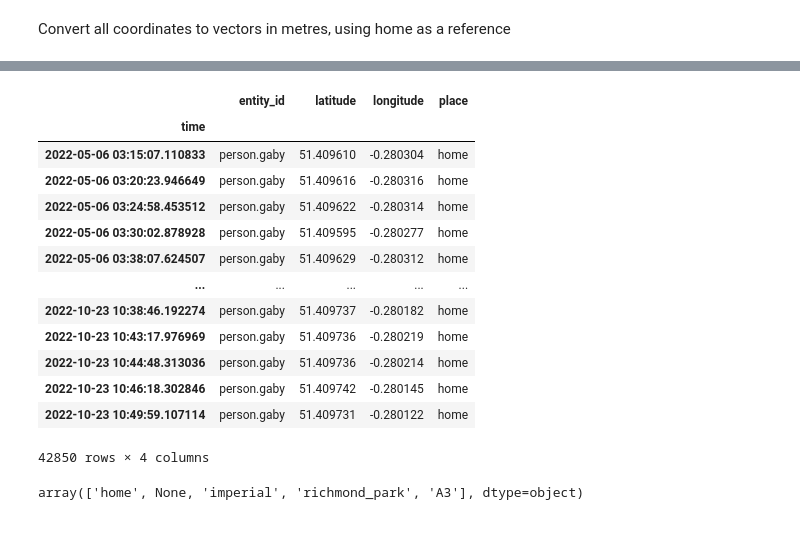
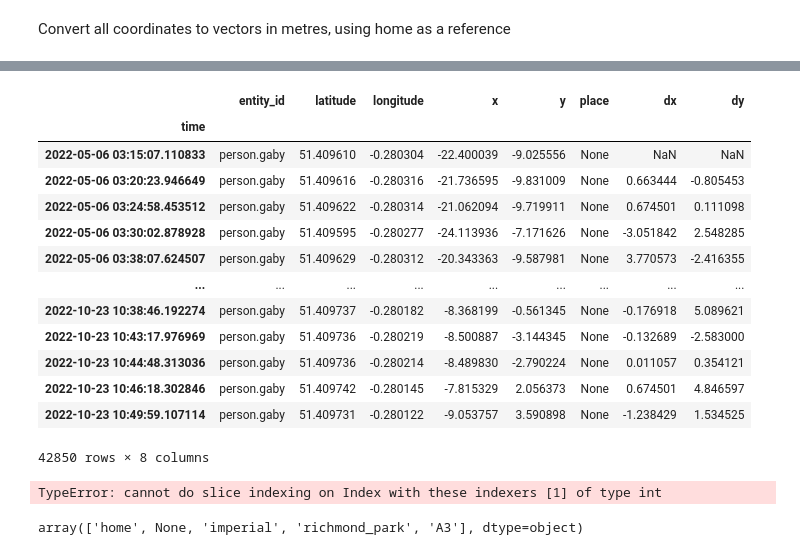
Before and after one commit to charlesbaynham/house-absolute-ha-setup, a Jupyter notebook: notebooks/compare_cycle_times.ipynb, the cells around one changed output, grey strips where cells are left out. Saved outputs shown, nothing was run; the diff lists cells and outputs as text; code cells hidden in the pictures.

```diff
--- a/notebooks/compare_cycle_times.ipynb
+++ b/notebooks/compare_cycle_times.ipynb
@@ -87,34 +113,32 @@ location_log_m.loclocation_log_m
+# %%
+location_log.loc[:, ["dx","dy"]] = location_log.loc[:, ["x", "y"]].diff().to_numpy()
+location_log
+# %% [output]
+|  | entity_id | latitude | longitude | x | y | place | dx | dy |
+| time |  |  |  |  |  |  |  |  |
+| 2022-05-06 03:15:07.110833 | person.gaby | 51.409610 | -0.280304 | -22.400039 | -9.025556 | None | NaN | NaN |
+| 2022-05-06 03:20:23.946649 | person.gaby | 51.409616 | -0.280316 | -21.736595 | -9.831009 | None | 0.663444 | -0.805453 |
+| 2022-05-06 03:24:58.453512 | person.gaby | 51.409622 | -0.280314 | -21.062094 | -9.719911 | None | 0.674501 | 0.111098 |
+| 2022-05-06 03:30:02.878928 | person.gaby | 51.409595 | -0.280277 | -24.113936 | -7.171626 | None | -3.051842 | 2.548285 |
+| 2022-05-06 03:38:07.624507 | person.gaby | 51.409629 | -0.280312 | -20.343363 | -9.587981 | None | 3.770573 | -2.416355 |
+| ... | ... | ... | ... | ... | ... | ... | ... | ... |
+| 2022-10-23 10:38:46.192274 | person.gaby | 51.409737 | -0.280182 | -8.368199 | -0.561345 | None | -0.176918 | 5.089621 |
+| 2022-10-23 10:43:17.976969 | person.gaby | 51.409736 | -0.280219 | -8.500887 | -3.144345 | None | -0.132689 | -2.583000 |
+| 2022-10-23 10:44:48.313036 | person.gaby | 51.409736 | -0.280214 | -8.489830 | -2.790224 | None | 0.011057 | 0.354121 |
+| 2022-10-23 10:46:18.302846 | person.gaby | 51.409742 | -0.280145 | -7.815329 | 2.056373 | None | 0.674501 | 4.846597 |
+| 2022-10-23 10:49:59.107114 | person.gaby | 51.409731 | -0.280122 | -9.053757 | 3.590898 | None | -1.238429 | 1.534525 |
+42850 rows × 8 columns
 # %%
 location_log["place"] = None
 
 for place_name, place_coords in LOCATIONS.items():
-    vecs_to_place_latlong = location_log.loc[:, ["latitude","longitude"]] - place_coords
-    vecs_to_place_m = pd.DataFrame(
-        latlong_vec_to_meters(location_log.loc[:,"latitude"], vecs_to_place_latlong),
-        index=location_log.index,
-        columns=["latitude","longitude"]
-    )
-    k_close = np.linalg.norm(vecs_to_place_m, axis=1) < RADIUS
+    place_xy = to_xy(place_coords)
+    k_close = np.linalg.norm(location_log.loc[:, ["x", "y"]] - place_xy, axis=1) < RADIUS
     if any(location_log.loc[k_close, "place"].notna()):
         raise ValueError("Some locations are found twice")
     location_log.loc[k_close, "place"] = place_name
+# %% [output]
+TypeError: cannot do slice indexing on Index with these indexers [1] of type int
-# %%
-location_log
-# %% [output]
-|  | entity_id | latitude | longitude | place |
-| time |  |  |  |  |
-| 2022-05-06 03:15:07.110833 | person.gaby | 51.409610 | -0.280304 | home |
-| 2022-05-06 03:20:23.946649 | person.gaby | 51.409616 | -0.280316 | home |
-| 2022-05-06 03:24:58.453512 | person.gaby | 51.409622 | -0.280314 | home |
-| 2022-05-06 03:30:02.878928 | person.gaby | 51.409595 | -0.280277 | home |
-| 2022-05-06 03:38:07.624507 | person.gaby | 51.409629 | -0.280312 | home |
-| ... | ... | ... | ... | ... |
-| 2022-10-23 10:38:46.192274 | person.gaby | 51.409737 | -0.280182 | home |
-| 2022-10-23 10:43:17.976969 | person.gaby | 51.409736 | -0.280219 | home |
-| 2022-10-23 10:44:48.313036 | person.gaby | 51.409736 | -0.280214 | home |
-| 2022-10-23 10:46:18.302846 | person.gaby | 51.409742 | -0.280145 | home |
-| 2022-10-23 10:49:59.107114 | person.gaby | 51.409731 | -0.280122 | home |
-42850 rows × 4 columns
 # %%
 location_log["place"].unique()
 # %% [output]
```
Also changed, not shown: parts of 3 cells of this notebook.
